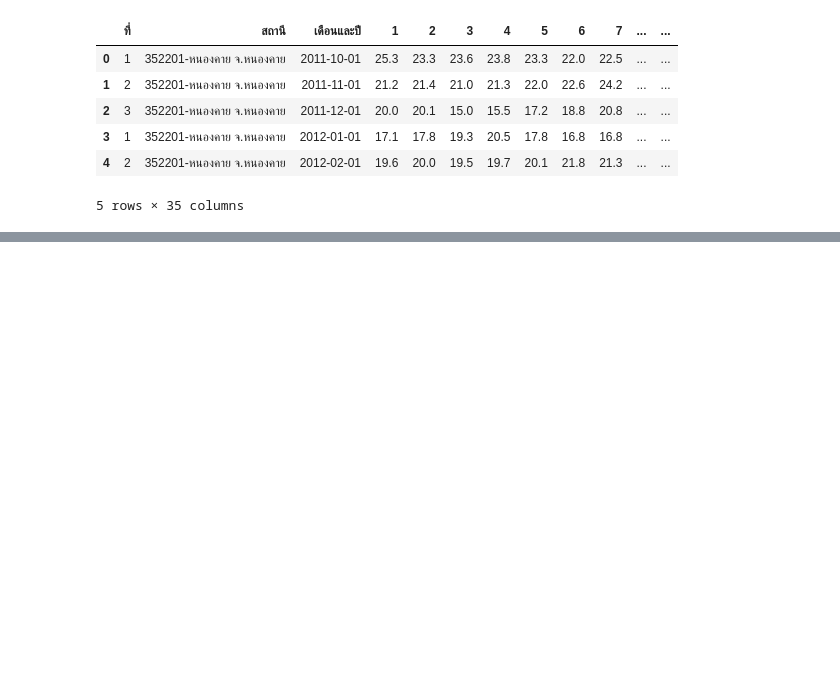
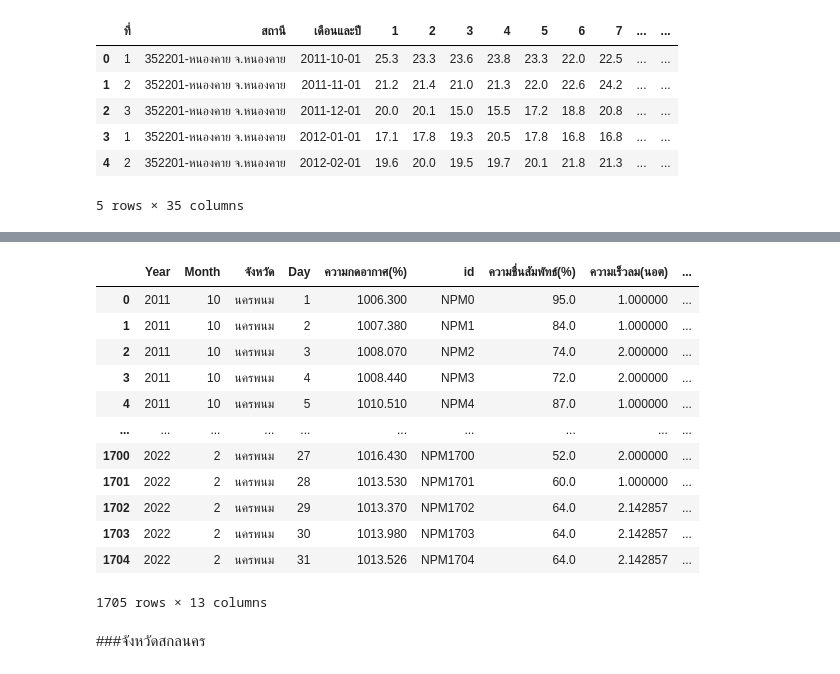
Before and after one commit to Ratchadakorn26/BSC_DPDM23, a Jupyter notebook: midterm_bscdpdm23.ipynb, the cells around one changed output, grey strips where cells are left out. Saved outputs shown, nothing was run; the diff lists cells and outputs as text; code cells hidden in the pictures; blank space fills up the shorter version.

```diff
--- a/midterm_bscdpdm23.ipynb
+++ b/midterm_bscdpdm23.ipynb
@@ -204,0 +3060,26 @@ RaT_data
+# %%
+joinnpm=pd.merge(Ap_npm,Rh_npm,on='id')
+joinnpm1=pd.merge(joinnpm,Av_npm,on='id')
+joinnpmn2=pd.merge(joinnpm1,Cl_npm,on='id')
+joinnpm3=pd.merge(joinnpmn2,Mini_tem_npm,on='id')
+joinnpm4=pd.merge(joinnpm3,Dew_tem_npm,on='id')
+joinnpm5=pd.merge(joinnpm4,Dry_tem_npm,on='id')
+joinnpm6=pd.merge(joinnpm5,R_npm,on='id')
+# %%
+joinnpm6
+# %% [output]
+|  | Year | Month | จังหวัด | Day | ความกดอากาศ(%) | id | ความชื่นสัมพัทธ์(%) | ความเร็วลม(นอต) | ... |
+| 0 | 2011 | 10 | นครพนม | 1 | 1006.300 | NPM0 | 95.0 | 1.000000 | ... |
+| 1 | 2011 | 10 | นครพนม | 2 | 1007.380 | NPM1 | 84.0 | 1.000000 | ... |
+| 2 | 2011 | 10 | นครพนม | 3 | 1008.070 | NPM2 | 74.0 | 2.000000 | ... |
+| 3 | 2011 | 10 | นครพนม | 4 | 1008.440 | NPM3 | 72.0 | 2.000000 | ... |
+| 4 | 2011 | 10 | นครพนม | 5 | 1010.510 | NPM4 | 87.0 | 1.000000 | ... |
+| ... | ... | ... | ... | ... | ... | ... | ... | ... | ... |
+| 1700 | 2022 | 2 | นครพนม | 27 | 1016.430 | NPM1700 | 52.0 | 2.000000 | ... |
+| 1701 | 2022 | 2 | นครพนม | 28 | 1013.530 | NPM1701 | 60.0 | 1.000000 | ... |
+| 1702 | 2022 | 2 | นครพนม | 29 | 1013.370 | NPM1702 | 64.0 | 2.142857 | ... |
+| 1703 | 2022 | 2 | นครพนม | 30 | 1013.980 | NPM1703 | 64.0 | 2.142857 | ... |
+| 1704 | 2022 | 2 | นครพนม | 31 | 1013.526 | NPM1704 | 64.0 | 2.142857 | ... |
+1705 rows × 13 columns
+# %% [markdown]
+###จังหวัดสกลนคร
```
Also changed, not shown: parts of 283 cells of this notebook.
